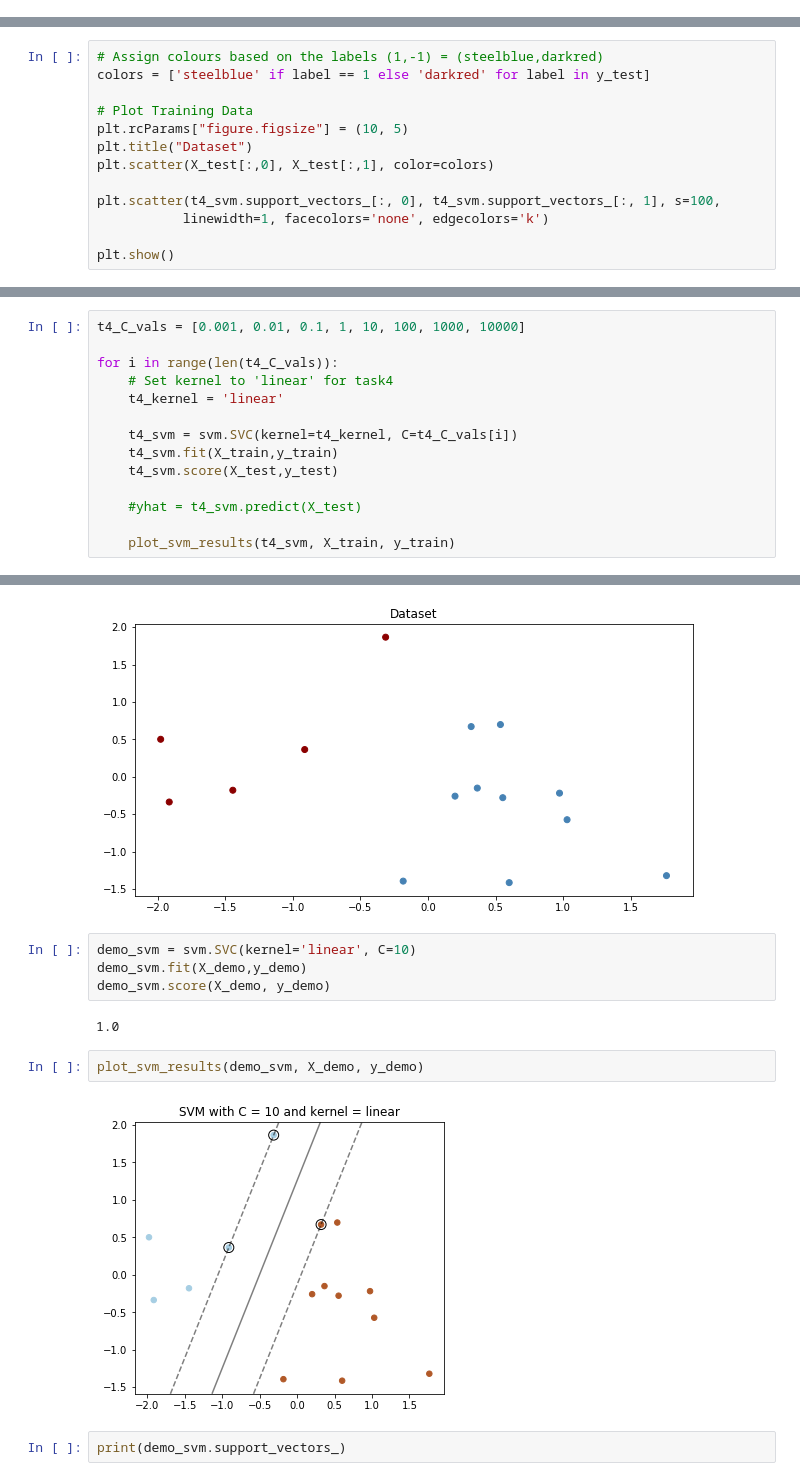
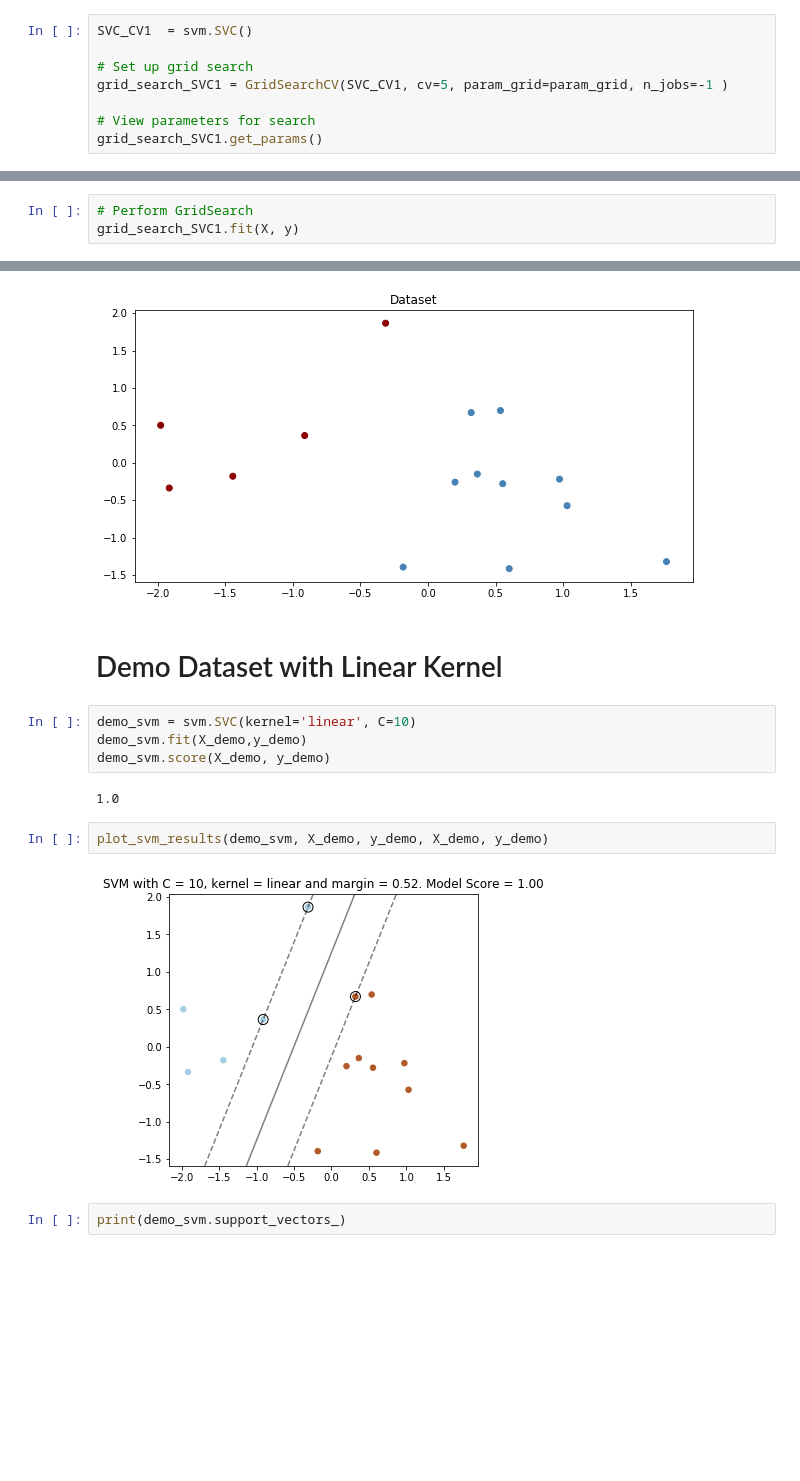
Before and after one commit to vipulpopat/MSCAI_Sem1_Etivity5, a Jupyter notebook: Etivity5_CE6002_9939245.ipynb, the cells around one changed output, grey strips where cells are left out. Drawn from its saved outputs; the diff is of its cells as text; blank space fills up the shorter version.

```diff
--- a/Etivity5_CE6002_9939245.ipynb
+++ b/Etivity5_CE6002_9939245.ipynb
@@ -100,0 +225,8 @@ X_train, X_test, y_train, y_test = train_test_split(X, y, test_size=0.2, random_
+# %%
+SVC_CV1  = svm.SVC()
+
+# Set up grid search
+grid_search_SVC1 = GridSearchCV(SVC_CV1, cv=5, param_grid=param_grid, n_jobs=-1 )
+
+# View parameters for search
+grid_search_SVC1.get_params()
@@ -100,0 +251,3 @@ X_train, X_test, y_train, y_test = train_test_split(X, y, test_size=0.2, random_
+# %%
+# Perform GridSearch
+grid_search_SVC1.fit(X, y)
@@ -122,13 +278,0 @@ print_dataset(X_test,yhat)
-# %%
-# Assign colours based on the labels (1,-1) = (steelblue,darkred)
-colors = ['steelblue' if label == 1 else 'darkred' for label in y_test]
-
-# Plot Training Data
-plt.rcParams["figure.figsize"] = (10, 5)
-plt.title("Dataset")
-plt.scatter(X_test[:,0], X_test[:,1], color=colors)
-
-plt.scatter(t4_svm.support_vectors_[:, 0], t4_svm.support_vectors_[:, 1], s=100,
-           linewidth=1, facecolors='none', edgecolors='k')
-
-plt.show()
@@ -175,14 +282,0 @@ print(t4_svm.C)
-# %%
-t4_C_vals = [0.001, 0.01, 0.1, 1, 10, 100, 1000, 10000]
-
-for i in range(len(t4_C_vals)):
-    # Set kernel to 'linear' for task4
-    t4_kernel = 'linear'
-
-    t4_svm = svm.SVC(kernel=t4_kernel, C=t4_C_vals[i])
-    t4_svm.fit(X_train,y_train)
-    t4_svm.score(X_test,y_test)
-
-    #yhat = t4_svm.predict(X_test)
-
-    plot_svm_results(t4_svm, X_train, y_train)
@@ -428,6 +607,8 @@ idx = random.sample(range(0,1000),15)
 print_dataset(X_demo,y_demo)
 # %% [output]
 [figure]
+# %% [markdown]
+# Demo Dataset with Linear Kernel
 # %%
 demo_svm = svm.SVC(kernel='linear', C=10)
 demo_svm.fit(X_demo,y_demo)
@@ -435,9 +616,9 @@ demo_svm.score(X_demo, y_demo)
 # %% [output]
 1.0
 # %%
-plot_svm_results(demo_svm, X_demo, y_demo)
+plot_svm_results(demo_svm, X_demo, y_demo, X_demo, y_demo)
 # %% [output]
-[figure, old version]
+[figure, new version]
 # %%
 print(demo_svm.support_vectors_)
 # %% [output]
```
Also changed, not shown: parts of 71 cells of this notebook.
